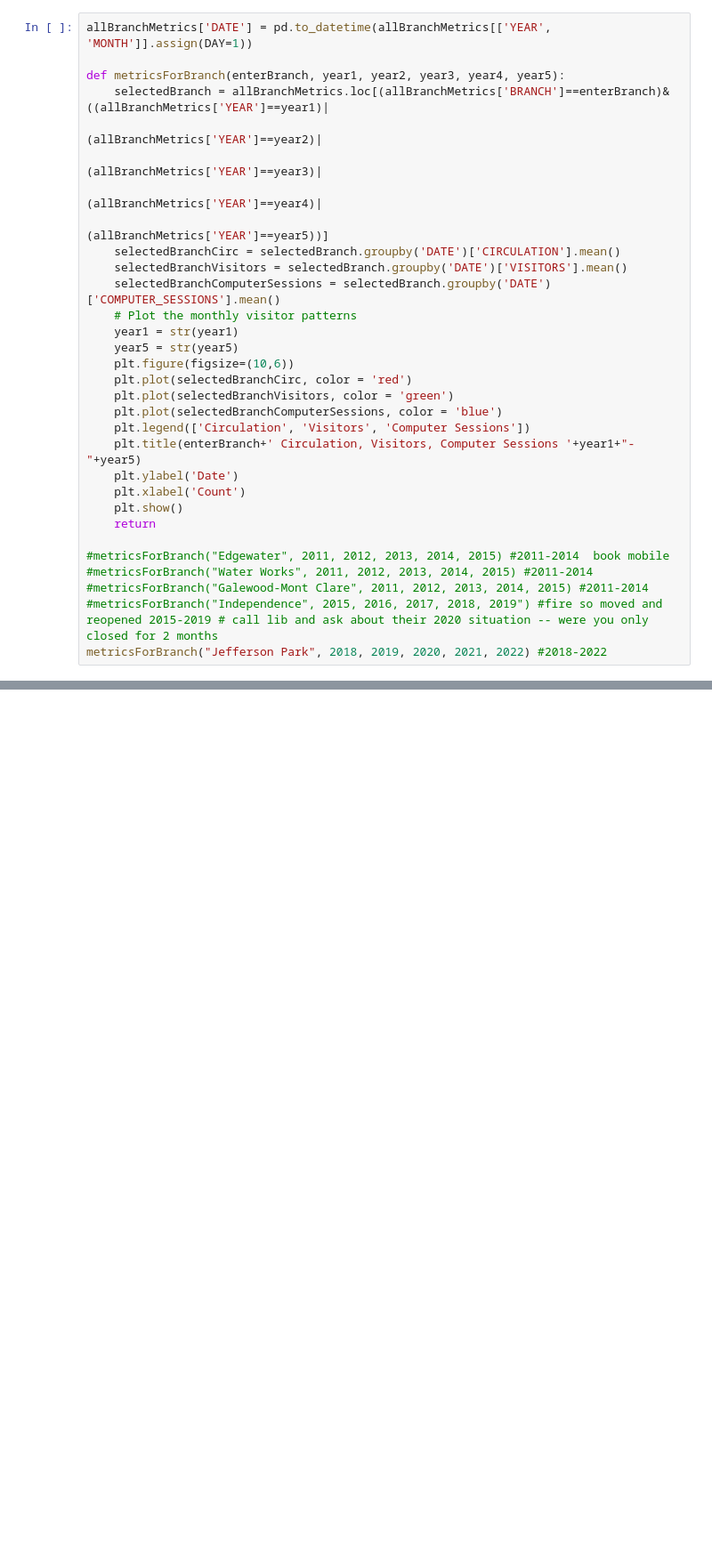
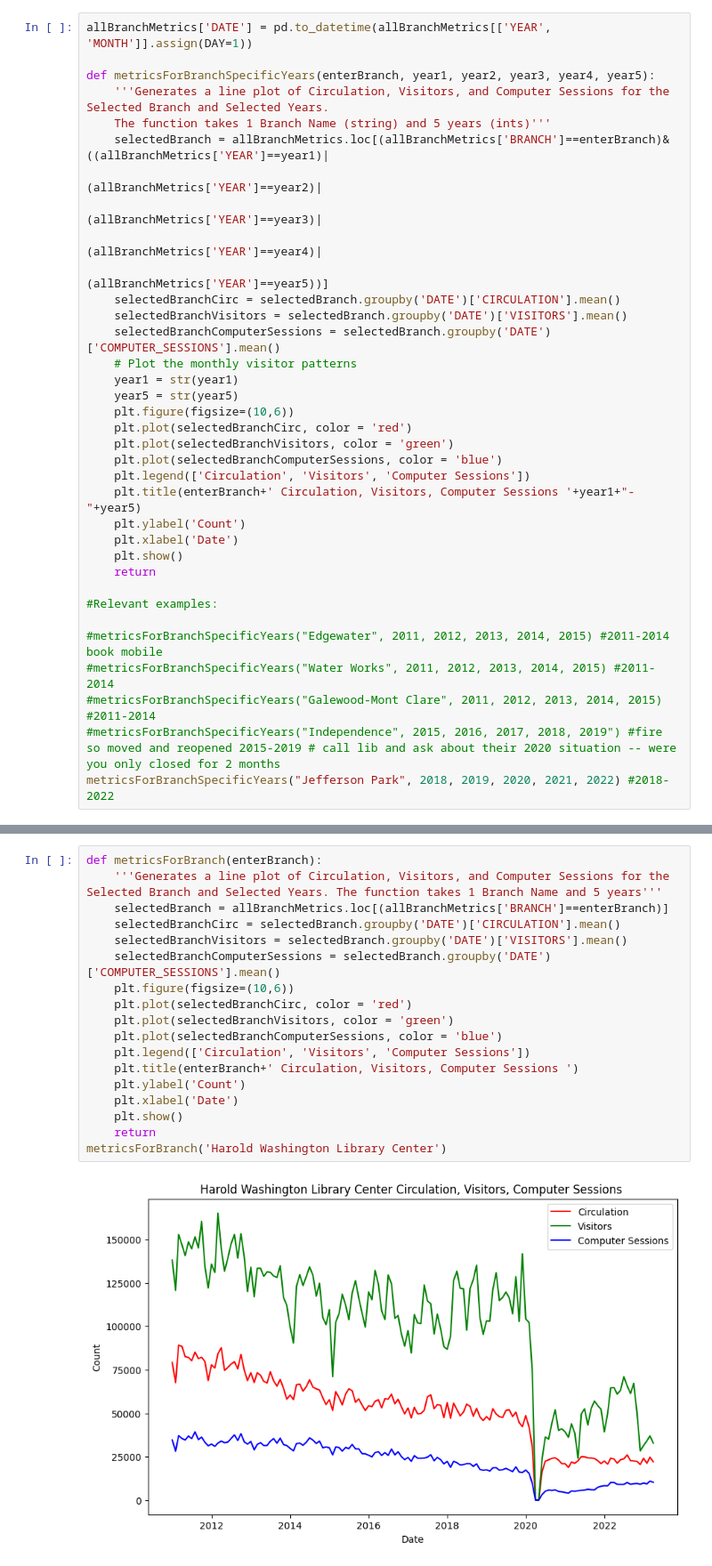
Before and after one commit to uchicago-dsi/cpl_project, a Jupyter notebook: can-summer-2023/rajvi_things/individualLibraryAnalytics.ipynb, the cells around one changed output, grey strips where cells are left out. Shown at 89% size. Drawn from its saved outputs; the diff is of its cells as text; blank space fills up the shorter version.

```diff
--- a/can-summer-2023/rajvi_things/individualLibraryAnalytics.ipynb
+++ b/can-summer-2023/rajvi_things/individualLibraryAnalytics.ipynb
@@ -16,7 +18,9 @@ There are a lot of 0's in the data sets indicating closures for a variety of rea
 # %%
 allBranchMetrics['DATE'] = pd.to_datetime(allBranchMetrics[['YEAR', 'MONTH']].assign(DAY=1))
 
-def metricsForBranch(enterBranch, year1, year2, year3, year4, year5):
+def metricsForBranchSpecificYears(enterBranch, year1, year2, year3, year4, year5):
+    '''Generates a line plot of Circulation, Visitors, and Computer Sessions for the Selected Branch and Selected Years.
+    The function takes 1 Branch Name (string) and 5 years (ints)'''
     selectedBranch = allBranchMetrics.loc[(allBranchMetrics['BRANCH']==enterBranch)&((allBranchMetrics['YEAR']==year1)|
                                                                               (allBranchMetrics['YEAR']==year2)|
                                                                               (allBranchMetrics['YEAR']==year3)|
@@ -34,15 +38,17 @@ def metricsForBranch(enterBranch, year1, year2, year3, year4, year5):
     plt.plot(selectedBranchComputerSessions, color = 'blue')
     plt.legend(['Circulation', 'Visitors', 'Computer Sessions'])
     plt.title(enterBranch+' Circulation, Visitors, Computer Sessions '+year1+"-"+year5)
-    plt.ylabel('Date')
-    plt.xlabel('Count')
+    plt.ylabel('Count')
+    plt.xlabel('Date')
     plt.show()
     return
 
-#metricsForBranch("Edgewater", 2011, 2012, 2013, 2014, 2015) #2011-2014  book mobile
-#metricsForBranch("Water Works", 2011, 2012, 2013, 2014, 2015) #2011-2014
-#metricsForBranch("Galewood-Mont Clare", 2011, 2012, 2013, 2014, 2015) #2011-2014
-#metricsForBranch("Independence", 2015, 2016, 2017, 2018, 2019") #fire so moved and reopened 2015-2019 # call lib and ask about their 2020 situation -- were you only closed for 2 months
-metricsForBranch("Jefferson Park", 2018, 2019, 2020, 2021, 2022) #2018-2022
+#Relevant examples:
+
+#metricsForBranchSpecificYears("Edgewater", 2011, 2012, 2013, 2014, 2015) #2011-2014  book mobile
+#metricsForBranchSpecificYears("Water Works", 2011, 2012, 2013, 2014, 2015) #2011-2014
+#metricsForBranchSpecificYears("Galewood-Mont Clare", 2011, 2012, 2013, 2014, 2015) #2011-2014
+#metricsForBranchSpecificYears("Independence", 2015, 2016, 2017, 2018, 2019") #fire so moved and reopened 2015-2019 # call lib and ask about their 2020 situation -- were you only closed for 2 months
+metricsForBranchSpecificYears("Jefferson Park", 2018, 2019, 2020, 2021, 2022) #2018-2022
 # %% [output]
 [figure]
@@ -48,0 +102,20 @@ metricsForBranch("Jefferson Park", 2018, 2019, 2020, 2021, 2022) #2018-2022
+# %%
+def metricsForBranch(enterBranch):
+    '''Generates a line plot of Circulation, Visitors, and Computer Sessions for the Selected Branch and Selected Years. The function takes 1 Branch Name and 5 years'''
+    selectedBranch = allBranchMetrics.loc[(allBranchMetrics['BRANCH']==enterBranch)]
+    selectedBranchCirc = selectedBranch.groupby('DATE')['CIRCULATION'].mean()
+    selectedBranchVisitors = selectedBranch.groupby('DATE')['VISITORS'].mean()
+    selectedBranchComputerSessions = selectedBranch.groupby('DATE')['COMPUTER_SESSIONS'].mean()
+    plt.figure(figsize=(10,6))
+    plt.plot(selectedBranchCirc, color = 'red')
+    plt.plot(selectedBranchVisitors, color = 'green')
+    plt.plot(selectedBranchComputerSessions, color = 'blue')
+    plt.legend(['Circulation', 'Visitors', 'Computer Sessions'])
+    plt.title(enterBranch+' Circulation, Visitors, Computer Sessions ')
+    plt.ylabel('Count')
+    plt.xlabel('Date')
+    plt.show()
+    return
+metricsForBranch('Harold Washington Library Center')
+# %% [output]
+[figure, added]
```
Also changed, not shown: parts of 7 cells of this notebook, 1 other file.
